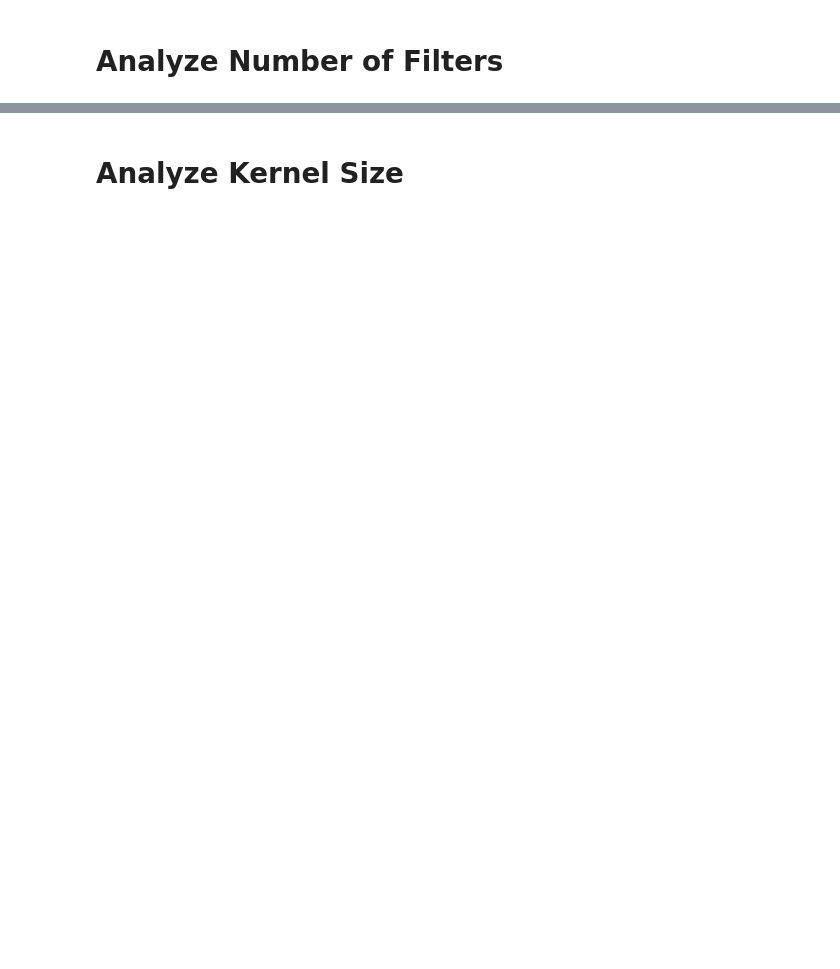
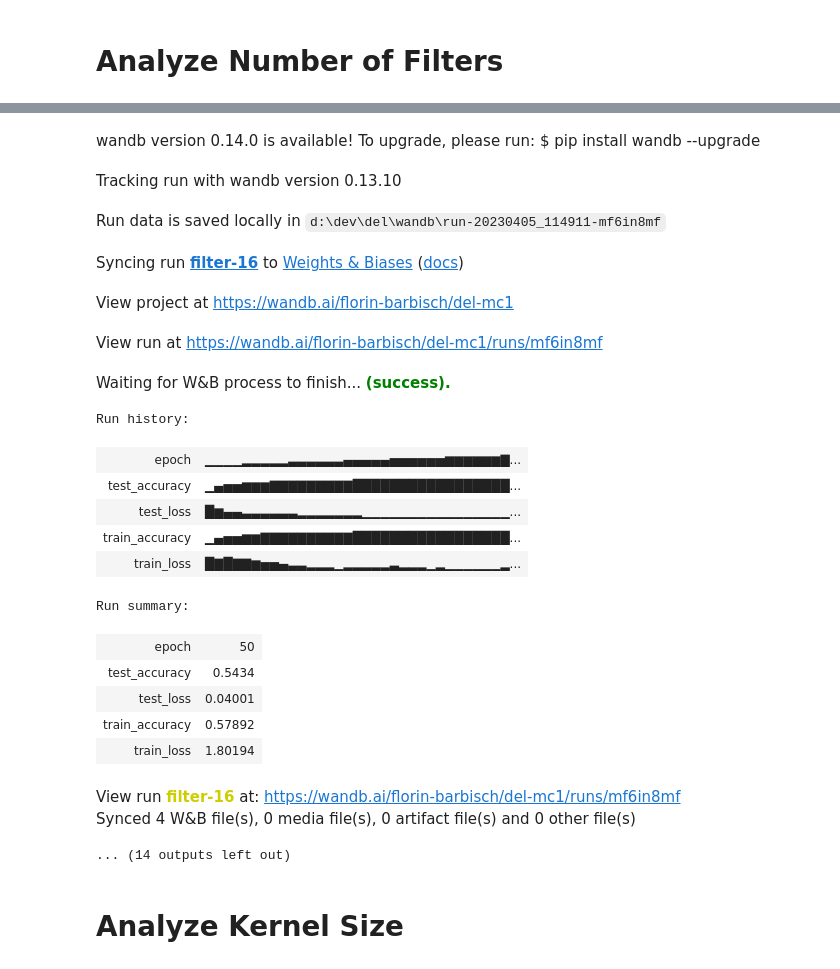
Before and after one commit to florinbarbisch/del, a Jupyter notebook: mc1.ipynb, the cells around one changed output, grey strips where cells are left out. Saved outputs shown, nothing was run; the diff lists cells and outputs as text; code cells hidden in the pictures; blank space fills up the shorter version.

```diff
--- a/mc1.ipynb
+++ b/mc1.ipynb
@@ -330,3 +309,22 @@ Sequential(
+# %%
+def data_loaders(batch_size=16):
+    train_loader = torch.utils.data.DataLoader(
+        torch.utils.data.TensorDataset(train_images, train_labels),
+        batch_size=batch_size)
+
+    test_loader = torch.utils.data.DataLoader(
+        torch.utils.data.TensorDataset(test_images, test_labels),
+        batch_size=batch_size)
+    return train_loader, test_loader
+
+
+def init_weights(model):
+    # initialize weights using he_normal
+    for m in model.modules():
+        if isinstance(m, nn.Linear) or isinstance(m, nn.Conv2d):
+            torch.nn.init.kaiming_normal_(m.weight)
+
+train_32, test_32 = data_loaders(batch_size=32)
 # %% [markdown]
 # train- and test function
 # %%
@@ -675,3 +571,29 @@ Run summary:
+# %%
+train_and_eval_model("filter-16", filter_16_CNN())
+train_and_eval_model("filter-64", filter_64_CNN())
+# %% [output]
+wandb version 0.14.0 is available! To upgrade, please run: $ pip install wandb --upgrade
+Tracking run with wandb version 0.13.10
+Run data is saved locally in d:\dev\del\wandb\run-20230405_114911-mf6in8mf
+Syncing run filter-16 to Weights & Biases (docs)
+View project at https://wandb.ai/florin-barbisch/del-mc1
+View run at https://wandb.ai/florin-barbisch/del-mc1/runs/mf6in8mf
+Waiting for W&B process to finish... (success).
+Run history:
+| epoch | ▁▁▁▁▂▂▂▂▂▃▃▃▃▃▃▄▄▄▄▄▅▅▅▅▅▅▆▆▆▆▆▆▇... |
+| test_accuracy | ▁▄▅▅▆▆▆▇▇▇▇▇▇▇▇▇█████████████████... |
+| test_loss | █▆▄▄▃▃▃▃▃▃▂▂▂▂▂▂▂▁▁▁▁▁▁▁▁▁▁▁▁▁▁▁▁... |
+| train_accuracy | ▁▄▅▅▆▆▇▇▇▇▇▇▇▇▇▇█████████████████... |
+| train_loss | █▇█▇▇▆▅▅▄▃▃▂▂▂▁▂▂▂▂▂▃▂▂▂▁▂▁▁▁▁▁▁▂... |
+Run summary:
+| epoch | 50 |
+| test_accuracy | 0.5434 |
+| test_loss | 0.04001 |
+| train_accuracy | 0.57892 |
+| train_loss | 1.80194 |
+View run filter-16 at: https://wandb.ai/florin-barbisch/del-mc1/runs/mf6in8mf
+Synced 4 W&B file(s), 0 media file(s), 0 artifact file(s) and 0 other file(s)
+... (14 outputs left out)
 # %% [markdown]
 # Analyze Kernel Size
 # %%
```
Also changed, not shown: parts of 29 cells of this notebook.
